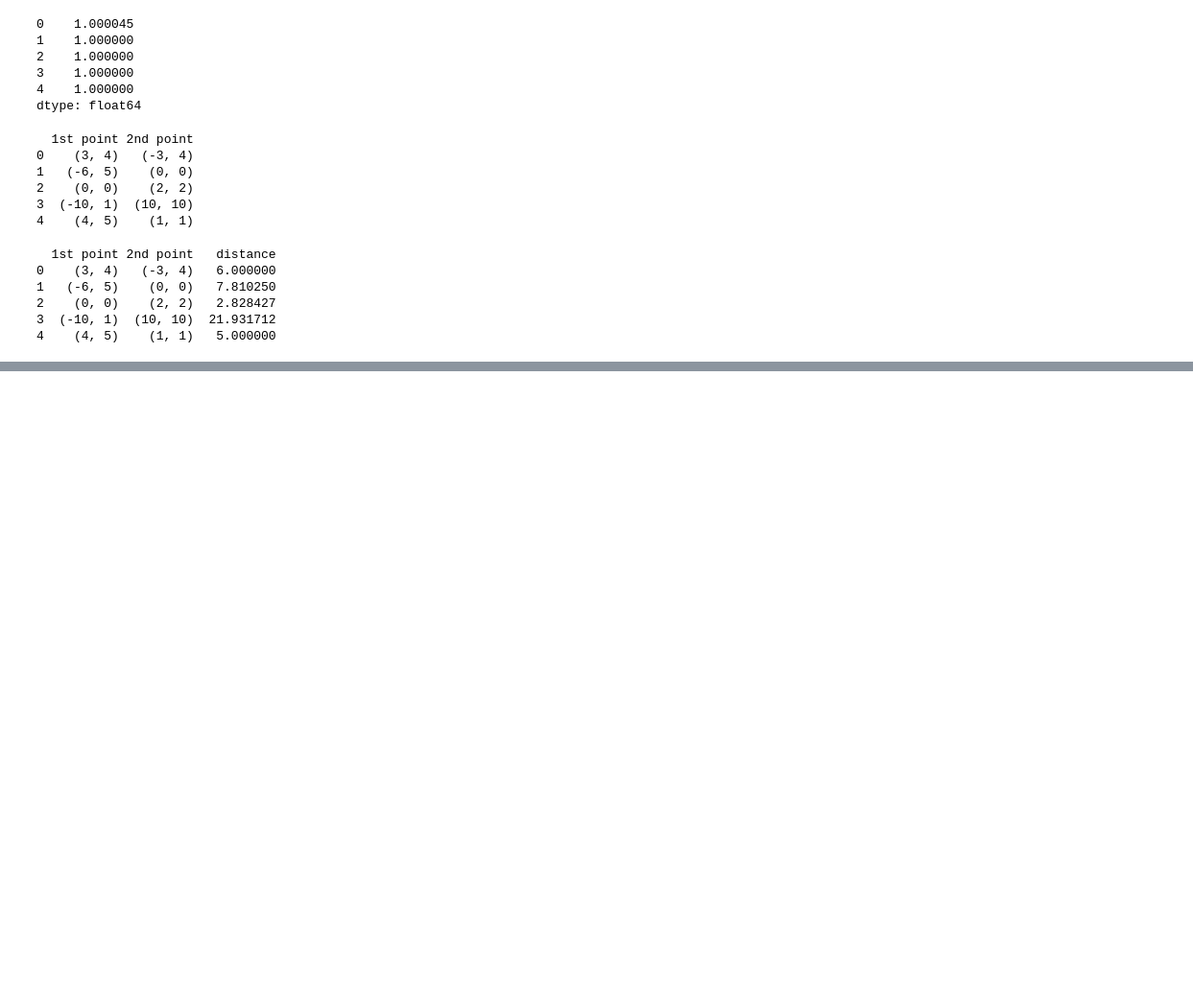
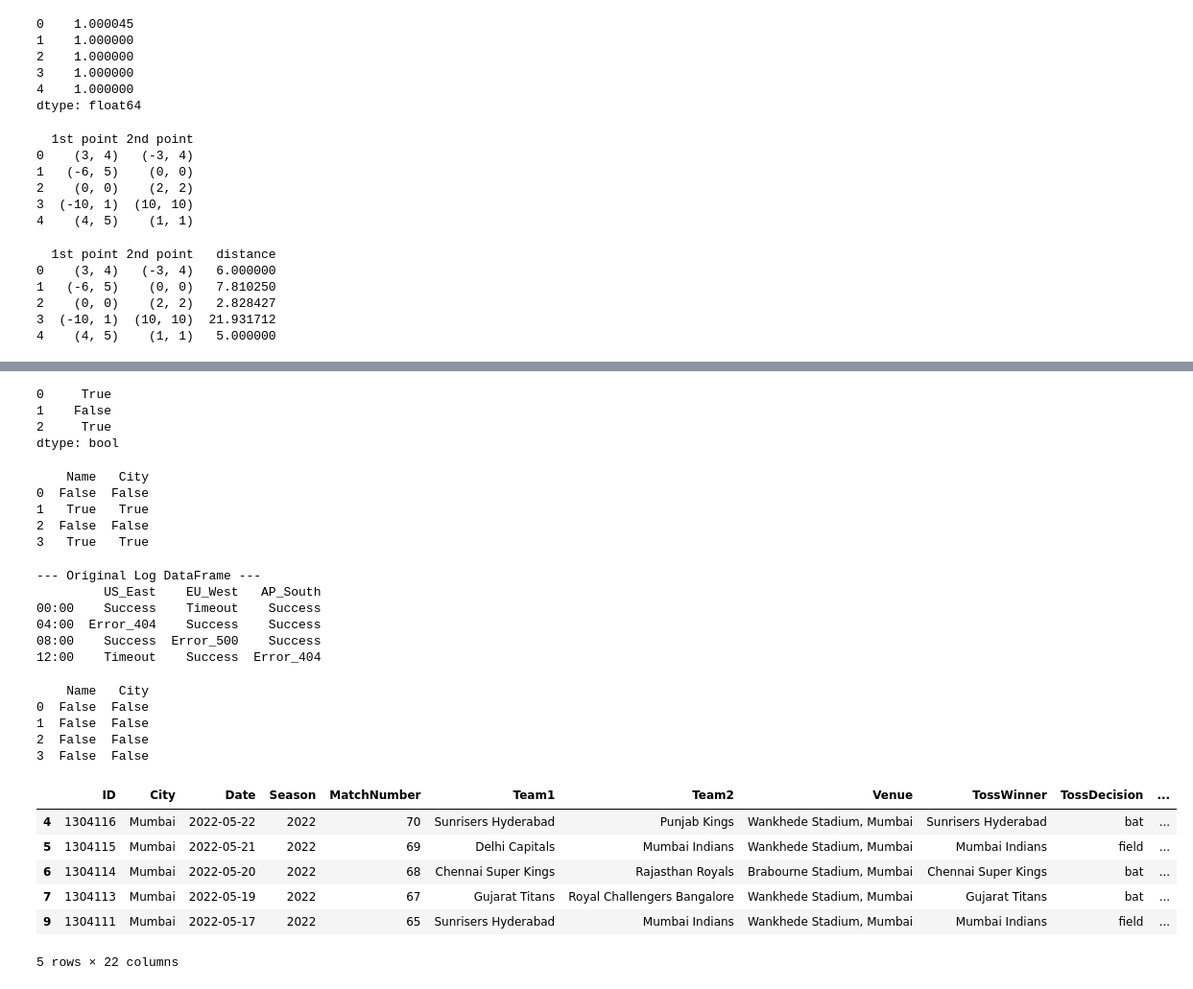
Before and after one commit to Muhammad-Waleed-Source/Pandas, a Jupyter notebook: Pandas_3_Imp_DataFrame_Methods.ipynb, the cells around one changed output, grey strips where cells are left out. Shown at 96% size. Saved outputs shown, nothing was run; the diff lists cells and outputs as text; code cells hidden in the pictures; blank space fills up the shorter version.

```diff
--- a/Pandas_3_Imp_DataFrame_Methods.ipynb
+++ b/Pandas_3_Imp_DataFrame_Methods.ipynb
@@ -1108,0 +1112,66 @@ print(points_df)
+# %%
+# Works with both series and dataframe
+
+# series
+s = pd.Series(['apple', 'banana', 'cherry'])
+print(s.isin(['apple', 'cherry']))
+# %% [output]
+0     True
+1    False
+2     True
+dtype: bool
+# %%
+# dataframe
+
+df = pd.DataFrame({
+    'Name': ['Alice', 'Bob', 'Charlie', 'David'],
+    'City': ['New York', 'Paris', 'London', 'Paris']
+})
+
+print(df.isin(['Paris', 'David', 'Paris', 'Bob']))
+# %% [output]
+    Name   City
+0  False  False
+1   True   True
+2  False  False
+3   True   True
+# %%
+log_data = {
+    'US_East': ['Success', 'Error_404', 'Success', 'Timeout'],
+    'EU_West': ['Timeout', 'Success', 'Error_500', 'Success'],
+    'AP_South': ['Success', 'Success', 'Success', 'Error_404']
+}
+
+df = pd.DataFrame(log_data, index=['00:00', '04:00', '08:00', '12:00'])
+print(df)
+# %% [output]
+--- Original Log DataFrame ---
+         US_East    EU_West   AP_South
+00:00    Success    Timeout    Success
+04:00  Error_404    Success    Success
+08:00    Success  Error_500    Success
+12:00    Timeout    Success  Error_404
+# %%
+critical_issues = ['Error_404', 'Error_500', 'Timeout']
+
+print(df.isin(critical_issues))
+# %% [output]
+    Name   City
+0  False  False
+1  False  False
+2  False  False
+3  False  False
+# %%
+# finding matches played in Delhi and Mumbai
+# ipl[(ipl['City'] == 'Delhi') | (ipl['City'] == 'Mumbai')]
+
+# instead we can use this
+ipl[ipl['City'].isin(['Delhi', 'Mumbai'])].head()
+# %% [output]
+|  | ID | City | Date | Season | MatchNumber | Team1 | Team2 | Venue | TossWinner | TossDecision | ... |
+| 4 | 1304116 | Mumbai | 2022-05-22 | 2022 | 70 | Sunrisers Hyderabad | Punjab Kings | Wankhede Stadium, Mumbai | Sunrisers Hyderabad | bat | ... |
+| 5 | 1304115 | Mumbai | 2022-05-21 | 2022 | 69 | Delhi Capitals | Mumbai Indians | Wankhede Stadium, Mumbai | Mumbai Indians | field | ... |
+| 6 | 1304114 | Mumbai | 2022-05-20 | 2022 | 68 | Chennai Super Kings | Rajasthan Royals | Brabourne Stadium, Mumbai | Chennai Super Kings | bat | ... |
+| 7 | 1304113 | Mumbai | 2022-05-19 | 2022 | 67 | Gujarat Titans | Royal Challengers Bangalore | Wankhede Stadium, Mumbai | Gujarat Titans | bat | ... |
+| 9 | 1304111 | Mumbai | 2022-05-17 | 2022 | 65 | Sunrisers Hyderabad | Mumbai Indians | Wankhede Stadium, Mumbai | Mumbai Indians | field | ... |
+5 rows × 22 columns
```
Also changed, not shown: parts of 2 cells of this notebook.
